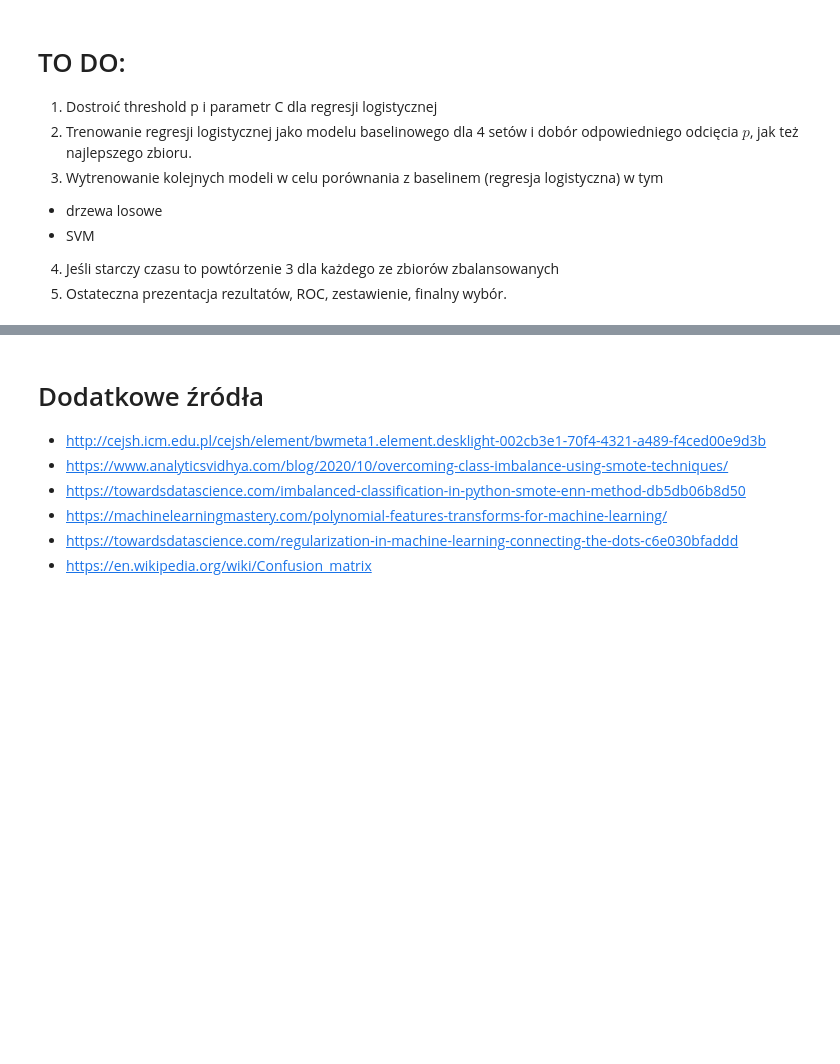
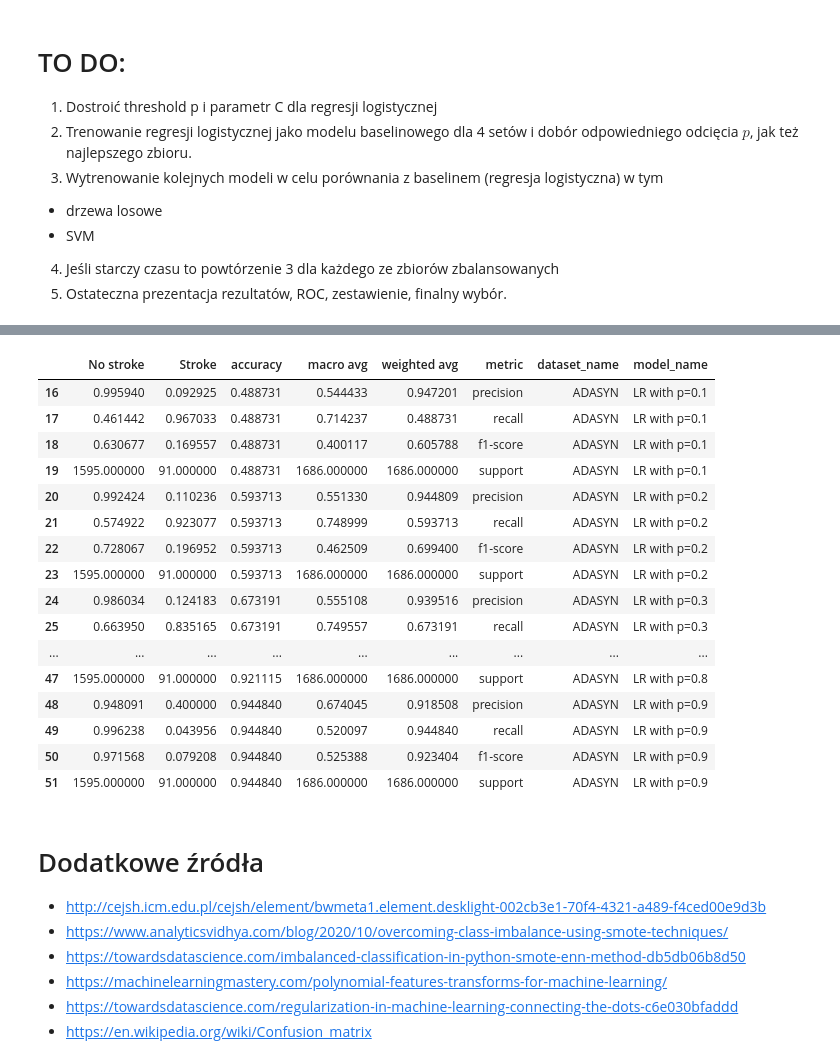
Before and after one commit to szpwski/stat_II_stroke_prediction, a Jupyter notebook: STAT_II_PROJECT.ipynb, the cells around one changed output, grey strips where cells are left out. Drawn from its saved outputs; the diff is of its cells as text; code cells hidden in the pictures; blank space fills up the shorter version.

```diff
--- a/STAT_II_PROJECT.ipynb
+++ b/STAT_II_PROJECT.ipynb
@@ -1019,3 +1165,23 @@ W ogólności widać, że model sprawuje się całkiem dobrze. Co prawda jest mo
+# %%
+report[report.model_name!='Base LR']
+# %% [output]
+|  | No stroke | Stroke | accuracy | macro avg | weighted avg | metric | dataset_name | model_name |
+| 16 | 0.995940 | 0.092925 | 0.488731 | 0.544433 | 0.947201 | precision | ADASYN | LR with p=0.1 |
+| 17 | 0.461442 | 0.967033 | 0.488731 | 0.714237 | 0.488731 | recall | ADASYN | LR with p=0.1 |
+| 18 | 0.630677 | 0.169557 | 0.488731 | 0.400117 | 0.605788 | f1-score | ADASYN | LR with p=0.1 |
+| 19 | 1595.000000 | 91.000000 | 0.488731 | 1686.000000 | 1686.000000 | support | ADASYN | LR with p=0.1 |
+| 20 | 0.992424 | 0.110236 | 0.593713 | 0.551330 | 0.944809 | precision | ADASYN | LR with p=0.2 |
+| 21 | 0.574922 | 0.923077 | 0.593713 | 0.748999 | 0.593713 | recall | ADASYN | LR with p=0.2 |
+| 22 | 0.728067 | 0.196952 | 0.593713 | 0.462509 | 0.699400 | f1-score | ADASYN | LR with p=0.2 |
+| 23 | 1595.000000 | 91.000000 | 0.593713 | 1686.000000 | 1686.000000 | support | ADASYN | LR with p=0.2 |
+| 24 | 0.986034 | 0.124183 | 0.673191 | 0.555108 | 0.939516 | precision | ADASYN | LR with p=0.3 |
+| 25 | 0.663950 | 0.835165 | 0.673191 | 0.749557 | 0.673191 | recall | ADASYN | LR with p=0.3 |
+| ... | ... | ... | ... | ... | ... | ... | ... | ... |
+| 47 | 1595.000000 | 91.000000 | 0.921115 | 1686.000000 | 1686.000000 | support | ADASYN | LR with p=0.8 |
+| 48 | 0.948091 | 0.400000 | 0.944840 | 0.674045 | 0.918508 | precision | ADASYN | LR with p=0.9 |
+| 49 | 0.996238 | 0.043956 | 0.944840 | 0.520097 | 0.944840 | recall | ADASYN | LR with p=0.9 |
+| 50 | 0.971568 | 0.079208 | 0.944840 | 0.525388 | 0.923404 | f1-score | ADASYN | LR with p=0.9 |
+| 51 | 1595.000000 | 91.000000 | 0.944840 | 1686.000000 | 1686.000000 | support | ADASYN | LR with p=0.9 |
 # %% [markdown]
 # Dodatkowe źródła
 - http://cejsh.icm.edu.pl/cejsh/element/bwmeta1.element.desklight-002cb3e1-70f4-4321-a489-f4ced00e9d3b
```
Also changed, not shown: parts of 16 cells of this notebook.
